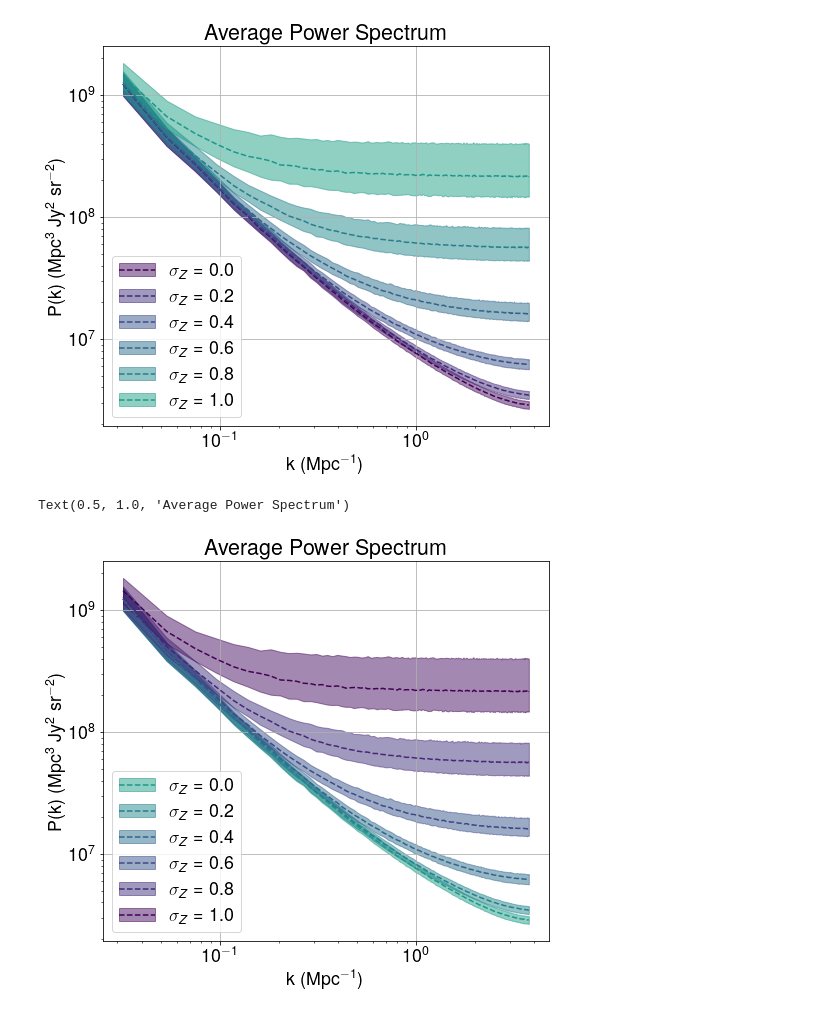
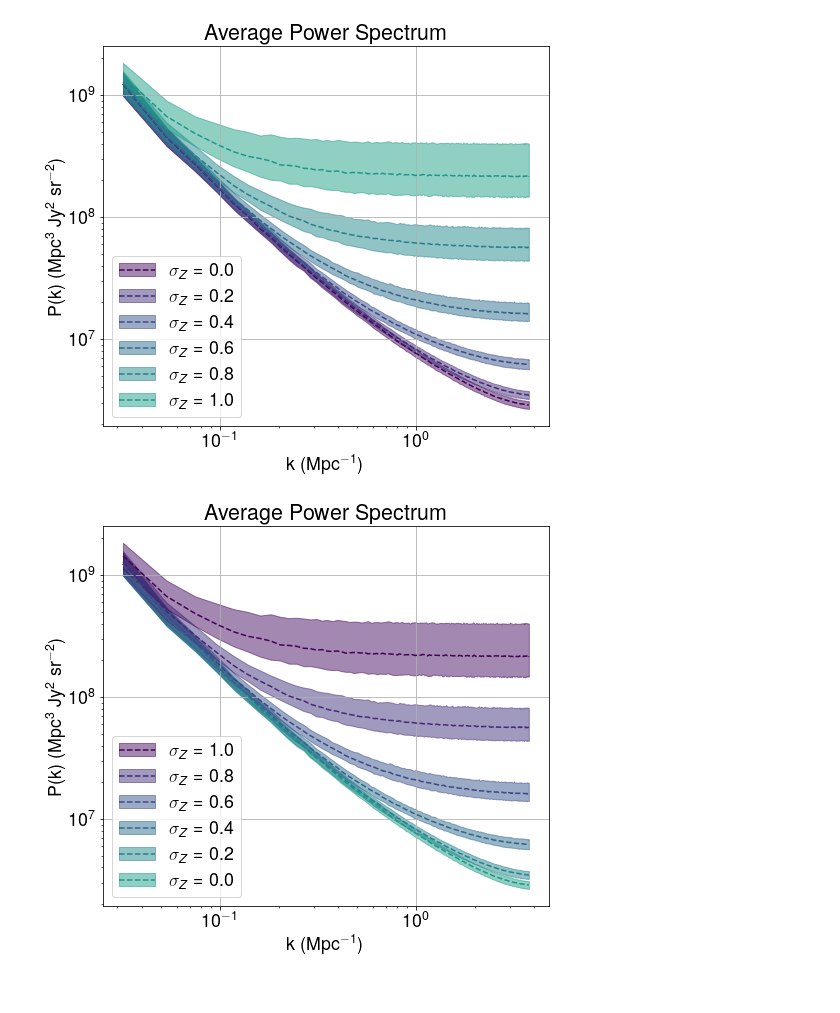
Before and after one commit to PatrickHorlaville/CITA_LIM, a Jupyter notebook: many_pspecs_condensed.ipynb, the cells around one changed output. Cells and saved outputs as stored; diff of their text form; code cells hidden in the pictures.

Commit message:
correcting appendix wf plot

```diff
--- a/many_pspecs_condensed.ipynb
+++ b/many_pspecs_condensed.ipynb
@@ -206,35 +206,34 @@ a.fill_between(pspecs_k[1:], Pk_04_down[1:], Pk_04_up[1:], alpha=0.5, edgecolor=
 p41 = a.plot(pspecs_k[1:], Pk_trend_04[1:], color = '#33638DFF', linestyle = '--')
 p42 = a.fill(np.nan, np.nan, alpha=0.5, edgecolor='#33638DFF', facecolor='#2D708EFF')
 
 
 a.fill_between(pspecs_k[1:], Pk_06_down[1:], Pk_06_up[1:], alpha=0.5, edgecolor='#404788FF', facecolor='#39568CFF')
 p61 = a.plot(pspecs_k[1:], Pk_trend_06[1:], color = '#404788FF', linestyle = '--')
 p62 = a.fill(np.nan, np.nan, alpha=0.5, edgecolor='#404788FF', facecolor='#39568CFF')
 
 
 a.fill_between(pspecs_k[1:], Pk_08_down[1:], Pk_08_up[1:], alpha=0.5, edgecolor='#482677FF', facecolor='#453781FF')
 p81 = a.plot(pspecs_k[1:], Pk_trend_08[1:], color = '#482677FF', linestyle = '--')
 p82 = a.fill(np.nan, np.nan, alpha=0.5, edgecolor='#482677FF', facecolor='#453781FF')
 
 
 a.fill_between(pspecs_k[1:], Pk_10_down[1:], Pk_10_up[1:], alpha=0.5, edgecolor='#440154FF', facecolor='#481567FF')
 p101 = a.plot(pspecs_k[1:], Pk_trend_10[1:], color = '#440154FF', linestyle = '--')
 p102 = a.fill(np.nan, np.nan, alpha=0.5, edgecolor='#440154FF', facecolor='#481567FF')
 
-a.legend([(p02[0], p01[0]), (p22[0], p21[0]), (p42[0], p41[0]), (p62[0], p61[0]), (p82[0], p81[0]), (p102[0], p101[0]), ], [('$\\sigma_Z$ = 0.0'), ('$\\sigma_Z$ = 0.2'), ('$\\sigma_Z$ = 0.4'), ('$\\sigma_Z$ = 0.6'), ('$\\sigma_Z$ = 0.8'), ('$\\sigma_Z$ = 1.0') ])
-a.legend([(p102[0], p101[0]), (p82[0], p81[0]), (p62[0], p61[0]), (p42[0], p41[0]), (p22[0], p21[0]), (p02[0], p01[0]), ], [('$\\sigma_Z$ = 1.0'), ('$\\sigma_Z$ = 0.8'), ('$\\sigma_Z$ = 0.6'), ('$\\sigma_Z$ = 0.4'), ('$\\sigma_Z$ = 0.8'), ('$\\sigma_Z$ = 1.0') ])
+#a.legend([(p02[0], p01[0]), (p22[0], p21[0]), (p42[0], p41[0]), (p62[0], p61[0]), (p82[0], p81[0]), (p102[0], p101[0]), ], [('$\\sigma_Z$ = 0.0'), ('$\\sigma_Z$ = 0.2'), ('$\\sigma_Z$ = 0.4'), ('$\\sigma_Z$ = 0.6'), ('$\\sigma_Z$ = 0.8'), ('$\\sigma_Z$ = 1.0') ])
+a.legend([(p102[0], p101[0]), (p82[0], p81[0]), (p62[0], p61[0]), (p42[0], p41[0]), (p22[0], p21[0]), (p02[0], p01[0]), ], [('$\\sigma_Z$ = 1.0'), ('$\\sigma_Z$ = 0.8'), ('$\\sigma_Z$ = 0.6'), ('$\\sigma_Z$ = 0.4'), ('$\\sigma_Z$ = 0.2'), ('$\\sigma_Z$ = 0.0') ])
 
 
 
 
 plt.xscale('log')
 plt.yscale('log')
 plt.grid()
 plt.xlabel('k (Mpc$^{-1}$)')
 plt.ylabel('P(k) (Mpc$^3$ Jy$^2$ sr$^{-2}$)')
 plt.title('Average Power Spectrum')
 
-#plt.savefig('paper_figs/fig2_many_pspecs/fig2_pspecs_sigzs_v2.pdf', bbox_inches = 'tight')
+plt.savefig('paper_figs/fig2_many_pspecs/fig2_pspecs_sigz_corr.pdf', bbox_inches = 'tight')
 # %% [output]
-Text(0.5, 1.0, 'Average Power Spectrum')
-[figure, old version]
+[figure, new version]
```
Also changed, not shown: 1 other file.
